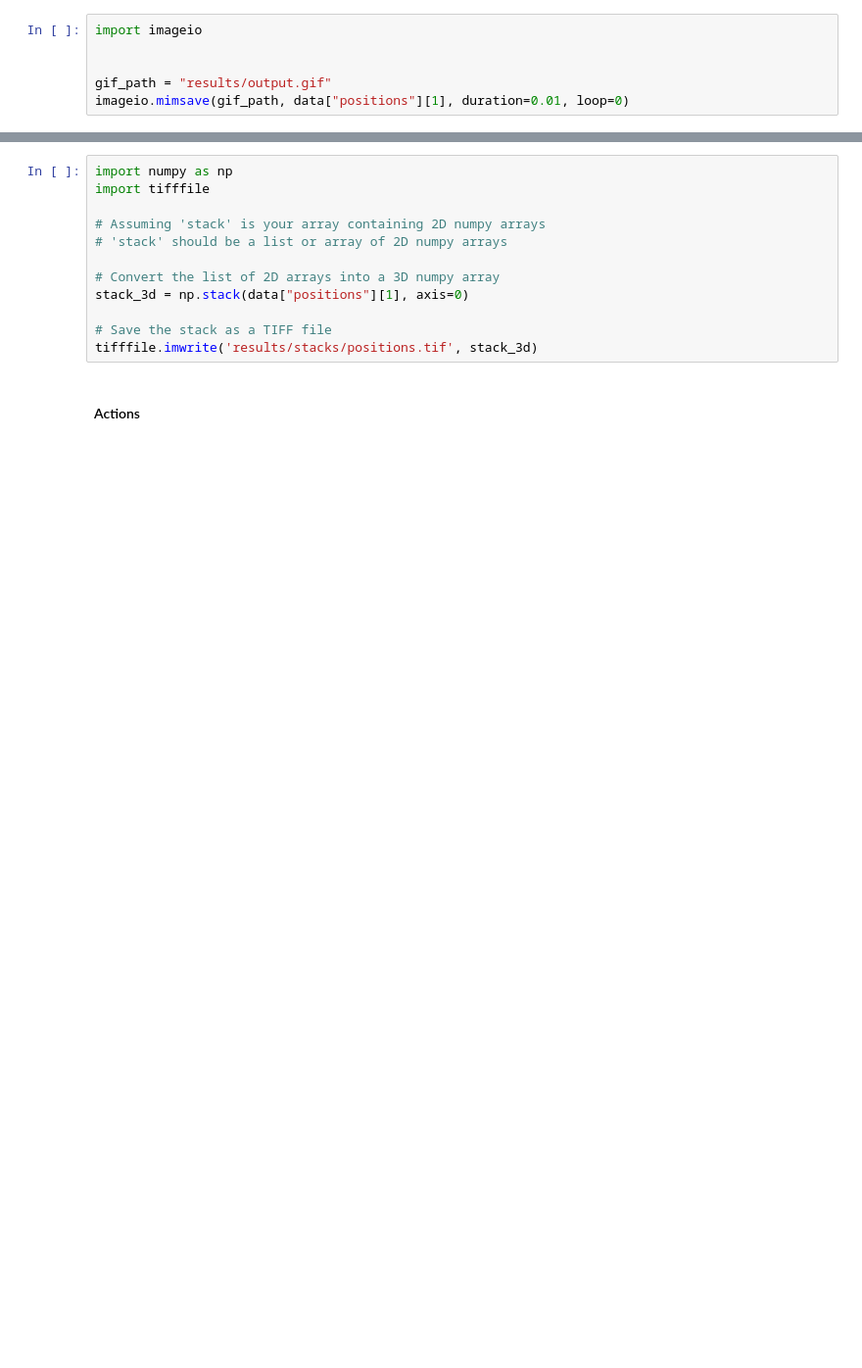
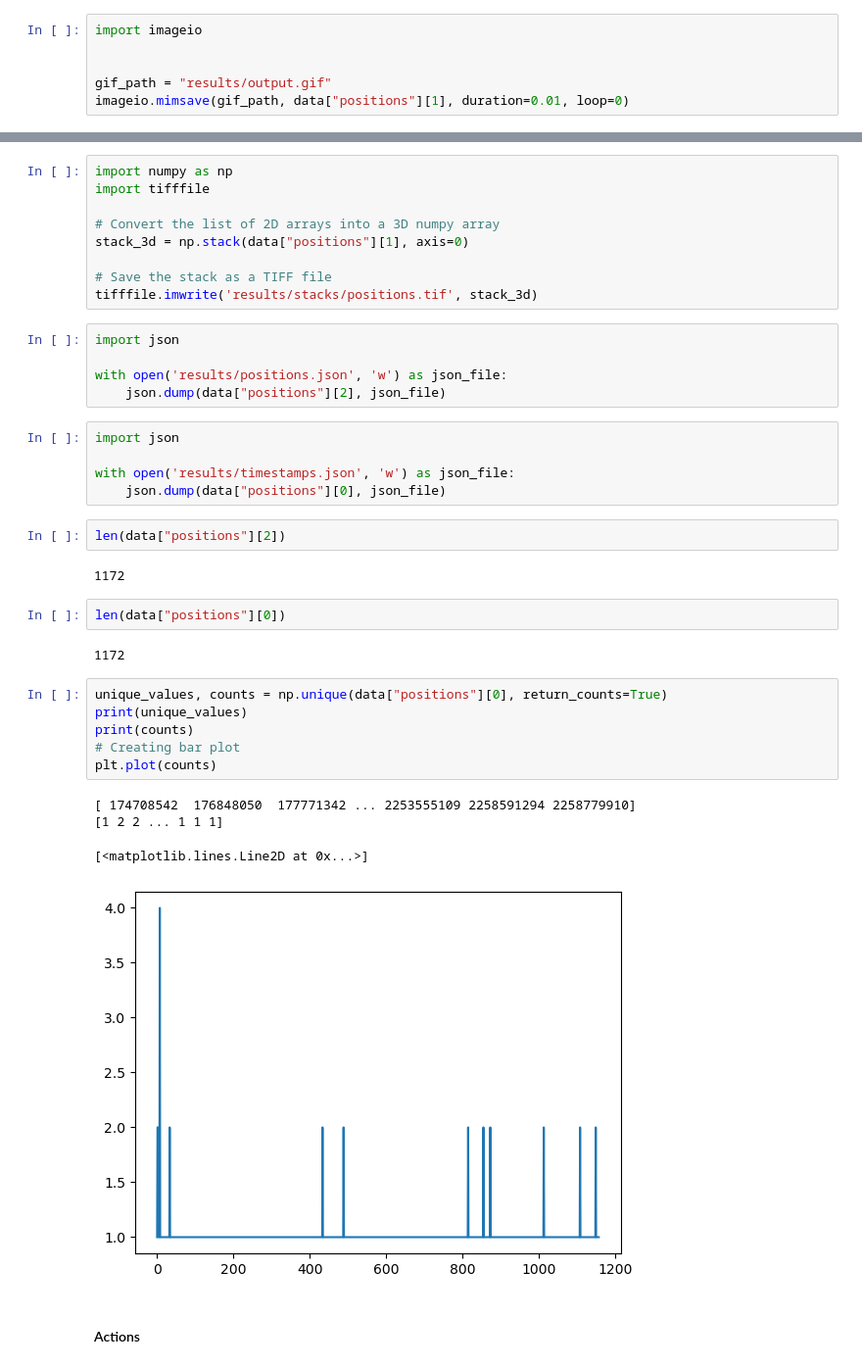
Before and after one commit to alexisjapas/gamasi, a Jupyter notebook: demo.ipynb, the cells around one changed output, grey strips where cells are left out. Shown at 98% size. Drawn from its saved outputs; the diff is of its cells as text; blank space fills up the shorter version.

```diff
--- a/demo.ipynb
+++ b/demo.ipynb
@@ -111,14 +115,40 @@ HTML(html_code)
 # %%
 import numpy as np
 import tifffile
-
-# Assuming 'stack' is your array containing 2D numpy arrays
-# 'stack' should be a list or array of 2D numpy arrays
 
 # Convert the list of 2D arrays into a 3D numpy array
 stack_3d = np.stack(data["positions"][1], axis=0)
 
 # Save the stack as a TIFF file
 tifffile.imwrite('results/stacks/positions.tif', stack_3d)
+# %%
+import json
+
+with open('results/positions.json', 'w') as json_file:
+    json.dump(data["positions"][2], json_file)
+# %%
+import json
+
+with open('results/timestamps.json', 'w') as json_file:
+    json.dump(data["positions"][0], json_file)
+# %%
+len(data["positions"][2])
+# %% [output]
+1172
+# %%
+len(data["positions"][0])
+# %% [output]
+1172
+# %%
+unique_values, counts = np.unique(data["positions"][0], return_counts=True)
+print(unique_values)
+print(counts)
+# Creating bar plot
+plt.plot(counts)
+# %% [output]
+[ 174708542  176848050  177771342 ... 2253555109 2258591294 2258779910]
+[1 2 2 ... 1 1 1]
+[<matplotlib.lines.Line2D at 0x...>]
+[figure, added]
 # %% [markdown]
 #### Actions
```
Also changed, not shown: parts of 15 cells of this notebook, 6 other files.
